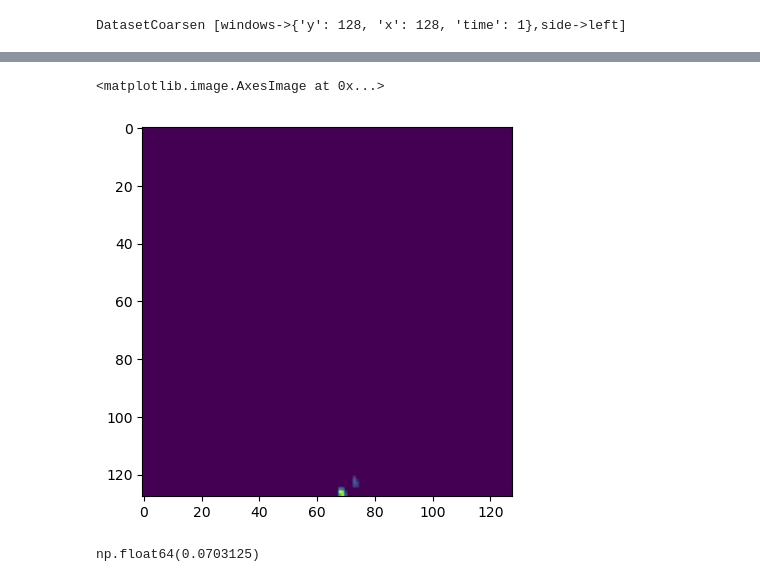
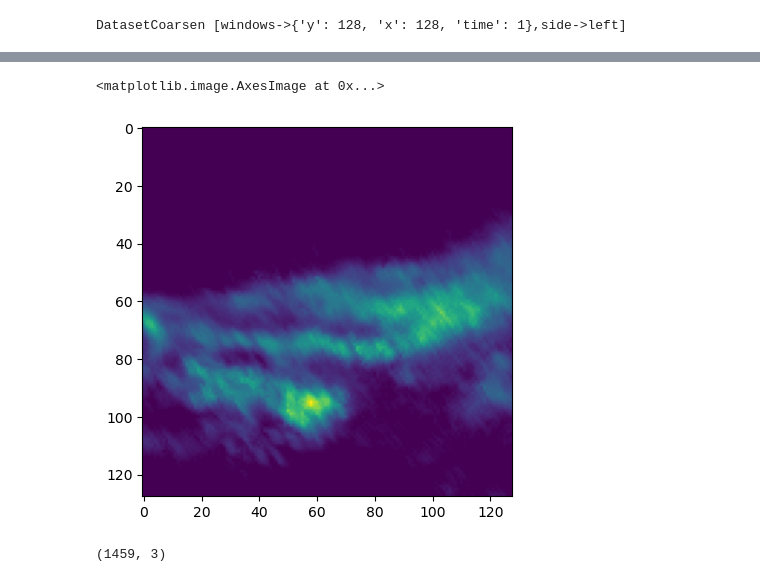
Before and after one commit to Osrip/deep_learn_rain_nowcasting, a Jupyter notebook: notebooks/new_filtering_data_scraper_no_time_patching.ipynb, the cells around one changed output, grey strips where cells are left out. Saved outputs shown, nothing was run; the diff lists cells and outputs as text; code cells hidden in the pictures.

```diff
--- a/notebooks/new_filtering_data_scraper_no_time_patching.ipynb
+++ b/notebooks/new_filtering_data_scraper_no_time_patching.ipynb
@@ -38,6 +38,7 @@ print(load_path)
 data = xr.open_dataset(folder_path) # , chunks=None # , chunks=None according to Sebastian more efficient as it avoids dask (default is chunks=1)
 # Simply reinstalled environment with numpy pandas xarray zarr jupyter
 # Now not the same error as in first_CNN_on_Radolan env for some reason
+data = data.squeeze()
 data_no_nan = data.fillna(0)
 # %%
 print(data.dims)
@@ -143,25 +144,40 @@ array([[[[False, False, False, ..., False, False, False],
 # %%
 # get the outer coordinates for all valid blocks (valid_time, valid_x, valid_y)
 # (valid center is boolean, np.nonzero returns the indecies of the pixels that are non-zero, thus True)
-valid_coords = np.array(np.nonzero(valid_center.RV_recalc.values))#.T
+valid_coords = np.array(np.nonzero(valid_center.RV_recalc.values)).T
 # For data loading purposes, we can use the valid_coords to get the corresponding blocks
 # For example, to get a random block from the valid blocks, we can do the following:
 # get a random element from the valid coordinates
 sample_coord = valid_coords[np.random.randint(0, valid_coords.shape[0])]
 # get the block at the sample coordinate. We are operating on the outer coordinates of the coarsed dataset
-sample_block = folded.isel(time_outer = sample_coord[0],
-                           y_outer = sample_coord[2],
-                           x_outer = sample_coord[1])
+sample_block = folded.isel(
+    time_outer = sample_coord[0],
+    y_outer = sample_coord[1],
+    x_outer = sample_coord[2])
+sample_block = sample_block.squeeze()
 # %%
-sample_block_vals = sample_block.RV_recalc.values[0,0,:,:]
+sample_block_vals = sample_block.RV_recalc.values
 plt.figure()
 plt.imshow(sample_block_vals, cmap='viridis')
 # group by day xarray --> group by day to split in training and validation
 # %% [output]
 <matplotlib.image.AxesImage at 0x...>
-[figure, old version]
+[figure, new version]
+# %%
+valid_coords.shape
+# %% [output]
+(1459, 3)
 # %%
 # TODO: The filter condition does not work yet!!
-(sample_block_vals > threshold).sum() / len(sample_block_vals)
+for i in range(valid_coords.shape[0]):
+# i = 1
+    coord = valid_coords[i, :]
+    block = folded.isel(time_outer = coord[0],
+                           y_outer = coord[1],
+                           x_outer = coord[2])
+    block = block.squeeze()
+    block_vals = block.RV_recalc.values
+
+    pixel_over_thres_ratio = (block_vals > threshold).sum() / len(sample_block_vals)
+    if pixel_over_thres_ratio < threshold_percentage_pixels:
+        print(f'Ratio is {pixel_over_thres_ratio} which is below {threshold_percentage_pixels}')
-# %% [output]
-np.float64(0.0703125)
```
Also changed, not shown: parts of 6 cells of this notebook, 1 other file.
